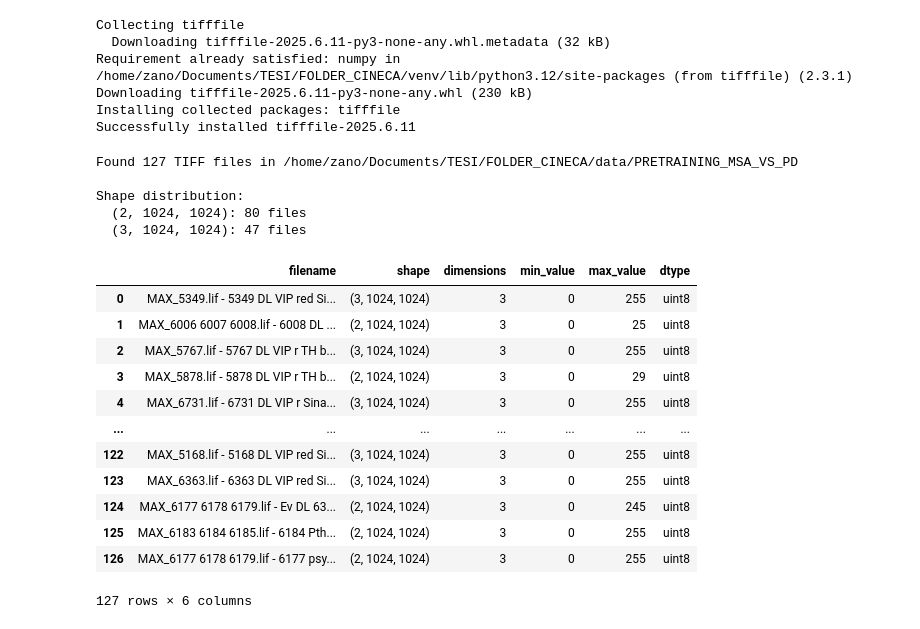
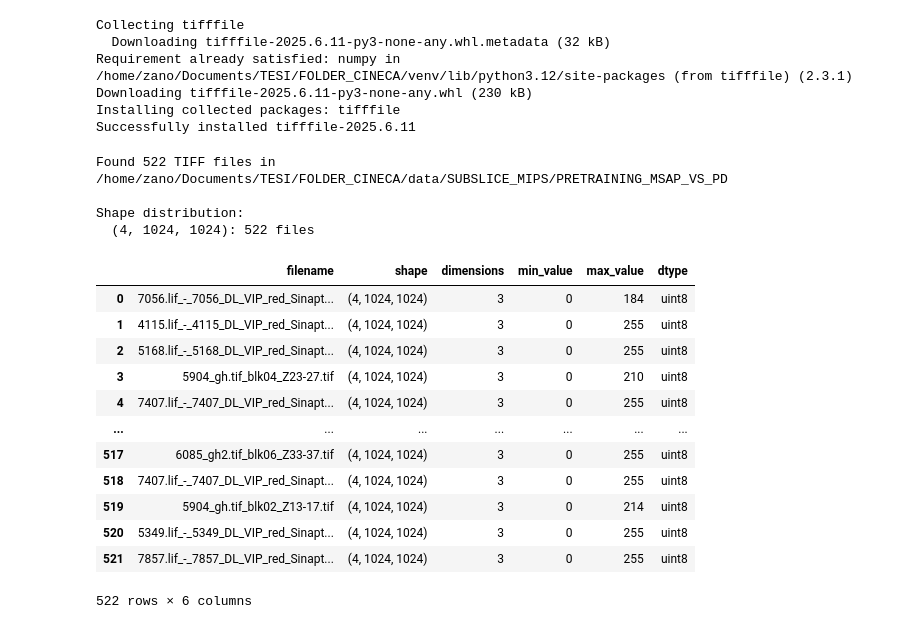
Before and after one commit to z4n0/MIND, a Jupyter notebook: notebooks/ImagePreProcessing.ipynb, the cells around one changed output. Cells and saved outputs as stored; diff of their text form; code cells hidden in the pictures.

```diff
--- a/notebooks/ImagePreProcessing.ipynb
+++ b/notebooks/ImagePreProcessing.ipynb
@@ -1487,49 +1468,48 @@ def check_tiff_shapes(folder_path):
 
             except Exception as e:
                 print(f"Error reading {filename}: {e}")
                 results.append({
                     'filename': filename,
                     'shape': 'ERROR',
                     'dimensions': 'ERROR',
                     'min_value': 'ERROR',
                     'max_value': 'ERROR',
                     'dtype': 'ERROR'
                 })
 
     # Create DataFrame
     df = pd.DataFrame(results)
 
     # Print summary
     print(f"Found {len(results)} TIFF files in {folder_path}")
     print("\nShape distribution:")
     for shape, count in shapes_counter.most_common():
         print(f"  {shape}: {count} files")
 
     return df
 
 # Example usage:
-folder_to_check = "/home/zano/Documents/TESI/FOLDER_CINECA/data/PRETRAINING_MSA_VS_PD"
+folder_to_check = "/home/zano/Documents/TESI/FOLDER_CINECA/data/SUBSLICE_MIPS/PRETRAINING_MSAP_VS_PD"
 df = check_tiff_shapes(folder_to_check)
 display(df)
 # %% [output]
-Found 127 TIFF files in /home/zano/Documents/TESI/FOLDER_CINECA/data/PRETRAINING_MSA_VS_PD
+Found 522 TIFF files in /home/zano/Documents/TESI/FOLDER_CINECA/data/SUBSLICE_MIPS/PRETRAINING_MSAP_VS_PD
 
 Shape distribution:
-  (2, 1024, 1024): 80 files
-  (3, 1024, 1024): 47 files
+  (4, 1024, 1024): 522 files
 |  | filename | shape | dimensions | min_value | max_value | dtype |
-| 0 | MAX_5349.lif - 5349 DL VIP red Si... | (3, 1024, 1024) | 3 | 0 | 255 | uint8 |
-| 1 | MAX_6006 6007 6008.lif - 6008 DL ... | (2, 1024, 1024) | 3 | 0 | 25 | uint8 |
-| 2 | MAX_5767.lif - 5767 DL VIP r TH b... | (3, 1024, 1024) | 3 | 0 | 255 | uint8 |
-| 3 | MAX_5878.lif - 5878 DL VIP r TH b... | (2, 1024, 1024) | 3 | 0 | 29 | uint8 |
-| 4 | MAX_6731.lif - 6731 DL VIP r Sina... | (3, 1024, 1024) | 3 | 0 | 255 | uint8 |
+| 0 | 7056.lif_-_7056_DL_VIP_red_Sinapt... | (4, 1024, 1024) | 3 | 0 | 184 | uint8 |
+| 1 | 4115.lif_-_4115_DL_VIP_red_Sinapt... | (4, 1024, 1024) | 3 | 0 | 255 | uint8 |
+| 2 | 5168.lif_-_5168_DL_VIP_red_Sinapt... | (4, 1024, 1024) | 3 | 0 | 255 | uint8 |
+| 3 | 5904_gh.tif_blk04_Z23-27.tif | (4, 1024, 1024) | 3 | 0 | 210 | uint8 |
+| 4 | 7407.lif_-_7407_DL_VIP_red_Sinapt... | (4, 1024, 1024) | 3 | 0 | 255 | uint8 |
 | ... | ... | ... | ... | ... | ... | ... |
-| 122 | MAX_5168.lif - 5168 DL VIP red Si... | (3, 1024, 1024) | 3 | 0 | 255 | uint8 |
-| 123 | MAX_6363.lif - 6363 DL VIP red Si... | (3, 1024, 1024) | 3 | 0 | 255 | uint8 |
-| 124 | MAX_6177 6178 6179.lif - Ev DL 63... | (2, 1024, 1024) | 3 | 0 | 245 | uint8 |
-| 125 | MAX_6183 6184 6185.lif - 6184 Pth... | (2, 1024, 1024) | 3 | 0 | 255 | uint8 |
-| 126 | MAX_6177 6178 6179.lif - 6177 psy... | (2, 1024, 1024) | 3 | 0 | 255 | uint8 |
+| 517 | 6085_gh2.tif_blk06_Z33-37.tif | (4, 1024, 1024) | 3 | 0 | 255 | uint8 |
+| 518 | 7407.lif_-_7407_DL_VIP_red_Sinapt... | (4, 1024, 1024) | 3 | 0 | 255 | uint8 |
+| 519 | 5904_gh.tif_blk02_Z13-17.tif | (4, 1024, 1024) | 3 | 0 | 214 | uint8 |
+| 520 | 5349.lif_-_5349_DL_VIP_red_Sinapt... | (4, 1024, 1024) | 3 | 0 | 255 | uint8 |
+| 521 | 7857.lif_-_7857_DL_VIP_red_Sinapt... | (4, 1024, 1024) | 3 | 0 | 255 | uint8 |
-127 rows × 6 columns
+522 rows × 6 columns
 # %%
 import os
 import tifffile
```
Also changed, not shown: parts of 5 cells of this notebook, 10 other files.
